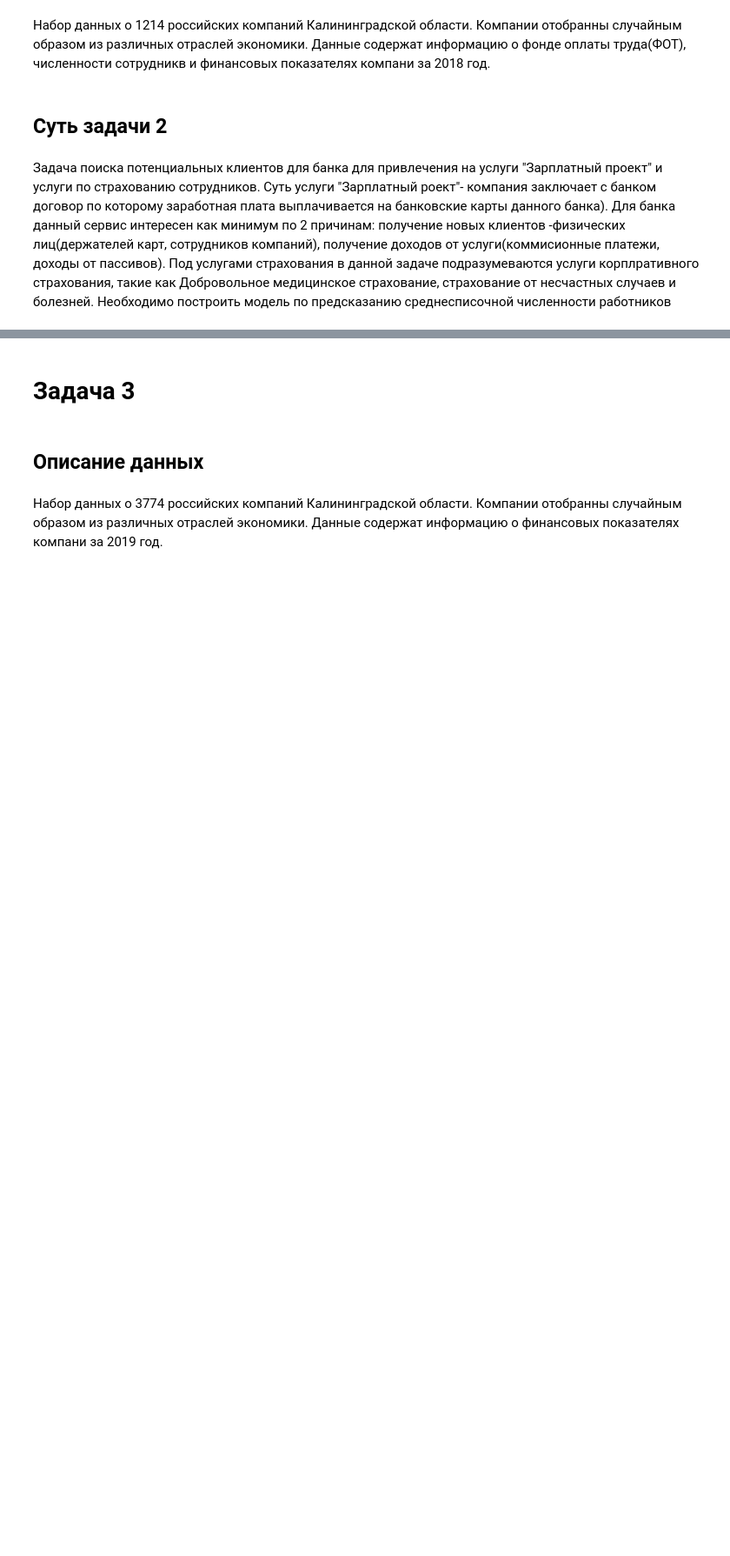
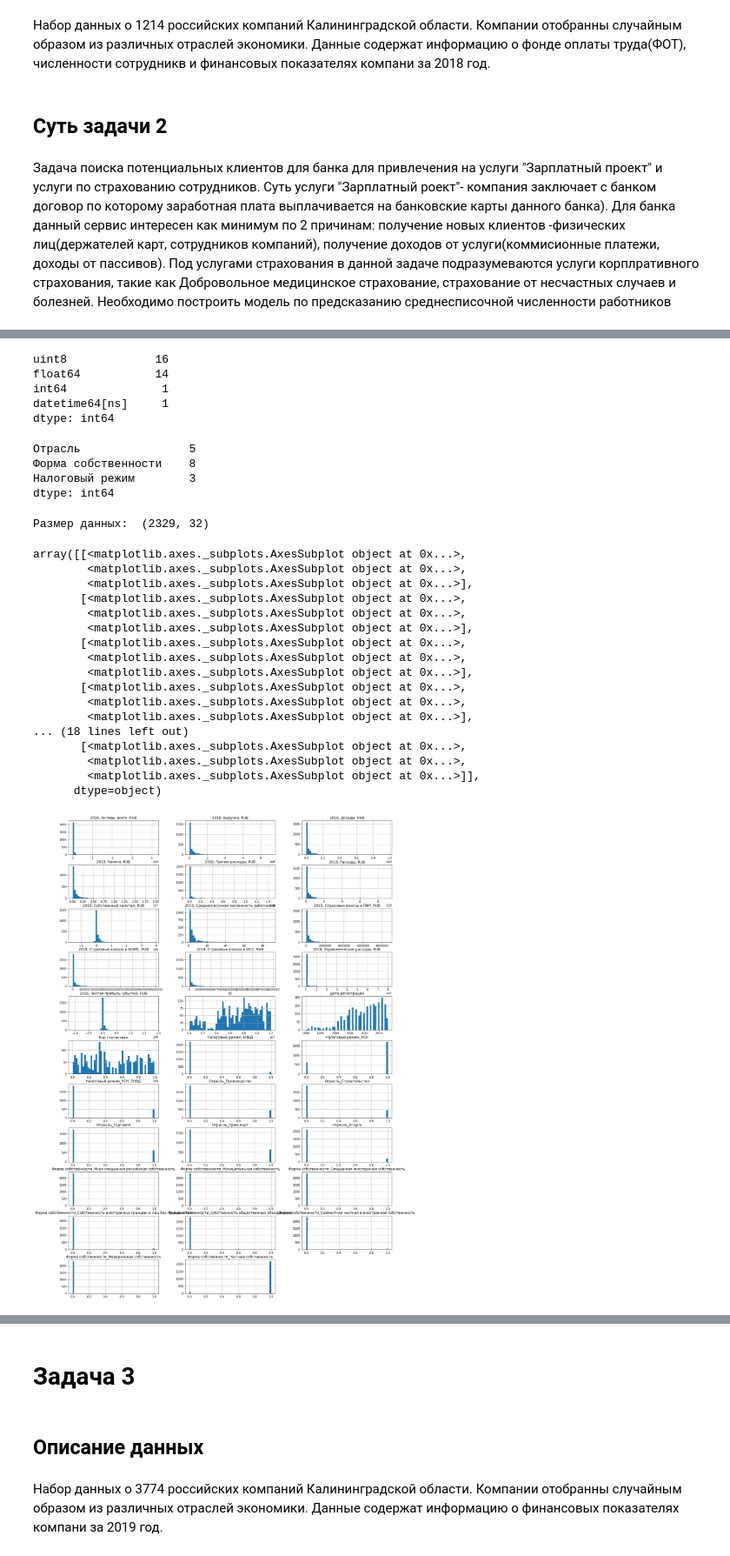
Before and after one commit to Dementev-Ilia/CustomerSearch, a Jupyter notebook: CustomerSearch.ipynb, the cells around one changed output, grey strips where cells are left out. Shown: that part at 87% size. Saved outputs shown, nothing was run; the diff lists cells and outputs as text; code cells hidden in the pictures; blank space fills up the shorter version.

```diff
--- a/CustomerSearch.ipynb
+++ b/CustomerSearch.ipynb
@@ -1079,0 +1057,2 @@ zp.head()
+# %%
+zp['Дата регистрации'] = zp['Дата регистрации'].dt.year
@@ -1079,0 +1085,45 @@ zp.head()
+# %%
+#выведем информацию о количестве столбцов в разрезе типов данных
+zp.dtypes.value_counts()
+# %% [output]
+uint8             16
+float64           14
+int64              1
+datetime64[ns]     1
+dtype: int64
+# %%
+zp.select_dtypes('object').apply(pd.Series.nunique, axis = 0)
+# %% [output]
+Отрасль                5
+Форма собственности    8
+Налоговый режим        3
+dtype: int64
+# %%
+# one-hot encoding категориальных признаков
+zp = pd.get_dummies(zp)
+
+
+print('Размер данных: ', zp.shape)
+# %% [output]
+Размер данных:  (2329, 32)
+# %%
+zp.hist(figsize=(20, 30), layout=(11,3), bins=50)
+# %% [output]
+array([[<matplotlib.axes._subplots.AxesSubplot object at 0x...>,
+        <matplotlib.axes._subplots.AxesSubplot object at 0x...>,
+        <matplotlib.axes._subplots.AxesSubplot object at 0x...>],
+       [<matplotlib.axes._subplots.AxesSubplot object at 0x...>,
+        <matplotlib.axes._subplots.AxesSubplot object at 0x...>,
+        <matplotlib.axes._subplots.AxesSubplot object at 0x...>],
+       [<matplotlib.axes._subplots.AxesSubplot object at 0x...>,
+        <matplotlib.axes._subplots.AxesSubplot object at 0x...>,
+        <matplotlib.axes._subplots.AxesSubplot object at 0x...>],
+       [<matplotlib.axes._subplots.AxesSubplot object at 0x...>,
+        <matplotlib.axes._subplots.AxesSubplot object at 0x...>,
+        <matplotlib.axes._subplots.AxesSubplot object at 0x...>],
+... (18 lines left out)
+       [<matplotlib.axes._subplots.AxesSubplot object at 0x...>,
+        <matplotlib.axes._subplots.AxesSubplot object at 0x...>,
+        <matplotlib.axes._subplots.AxesSubplot object at 0x...>]],
+      dtype=object)
+[figure, added]
```
Also changed, not shown: parts of 20 cells of this notebook.
